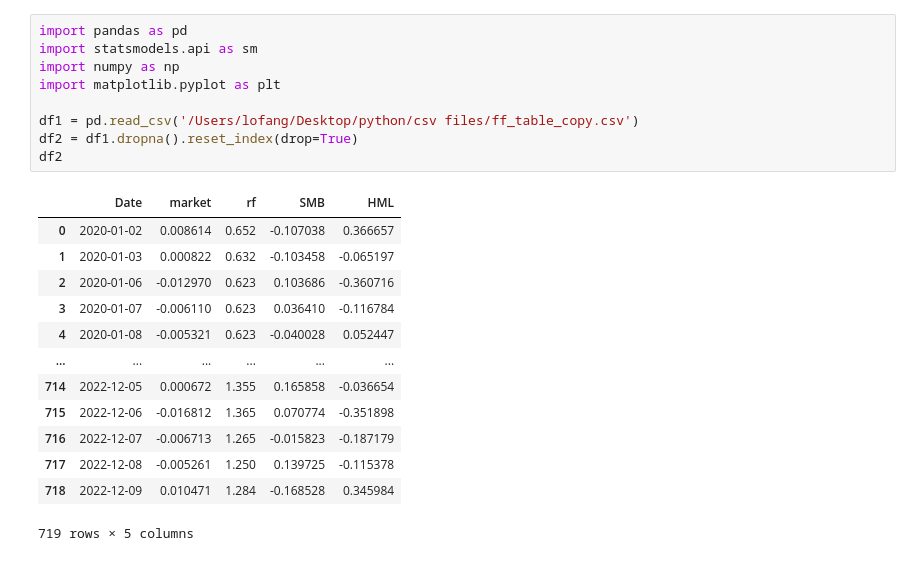
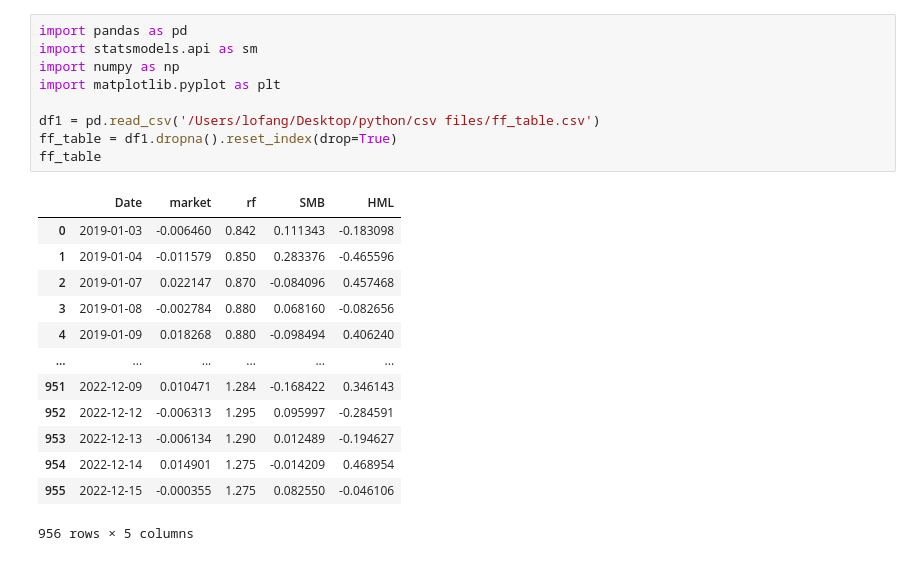
Before and after one commit to JohnsonHsiao/tweq-analizer, a Jupyter notebook: data_dealer/ff3.ipynb, the cells around one changed output. Drawn from its saved outputs; the diff is of its cells as text.

```diff
--- a/data_dealer/ff3.ipynb
+++ b/data_dealer/ff3.ipynb
@@ -1,24 +1,24 @@
 # %%
 import pandas as pd
 import statsmodels.api as sm
 import numpy as np
 import matplotlib.pyplot as plt
 
-df1 = pd.read_csv('/Users/lofang/Desktop/python/csv files/ff_table_copy.csv')
-df2 = df1.dropna().reset_index(drop=True)
-df2
+df1 = pd.read_csv('/Users/lofang/Desktop/python/csv files/ff_table.csv')
+ff_table = df1.dropna().reset_index(drop=True)
+ff_table
 # %% [output]
 |  | Date | market | rf | SMB | HML |
-| 0 | 2020-01-02 | 0.008614 | 0.652 | -0.107038 | 0.366657 |
-| 1 | 2020-01-03 | 0.000822 | 0.632 | -0.103458 | -0.065197 |
-| 2 | 2020-01-06 | -0.012970 | 0.623 | 0.103686 | -0.360716 |
-| 3 | 2020-01-07 | -0.006110 | 0.623 | 0.036410 | -0.116784 |
-| 4 | 2020-01-08 | -0.005321 | 0.623 | -0.040028 | 0.052447 |
+| 0 | 2019-01-03 | -0.006460 | 0.842 | 0.111343 | -0.183098 |
+| 1 | 2019-01-04 | -0.011579 | 0.850 | 0.283376 | -0.465596 |
+| 2 | 2019-01-07 | 0.022147 | 0.870 | -0.084096 | 0.457468 |
+| 3 | 2019-01-08 | -0.002784 | 0.880 | 0.068160 | -0.082656 |
+| 4 | 2019-01-09 | 0.018268 | 0.880 | -0.098494 | 0.406240 |
 | ... | ... | ... | ... | ... | ... |
-| 714 | 2022-12-05 | 0.000672 | 1.355 | 0.165858 | -0.036654 |
-| 715 | 2022-12-06 | -0.016812 | 1.365 | 0.070774 | -0.351898 |
-| 716 | 2022-12-07 | -0.006713 | 1.265 | -0.015823 | -0.187179 |
-| 717 | 2022-12-08 | -0.005261 | 1.250 | 0.139725 | -0.115378 |
-| 718 | 2022-12-09 | 0.010471 | 1.284 | -0.168528 | 0.345984 |
+| 951 | 2022-12-09 | 0.010471 | 1.284 | -0.168422 | 0.346143 |
+| 952 | 2022-12-12 | -0.006313 | 1.295 | 0.095997 | -0.284591 |
+| 953 | 2022-12-13 | -0.006134 | 1.290 | 0.012489 | -0.194627 |
+| 954 | 2022-12-14 | 0.014901 | 1.275 | -0.014209 | 0.468954 |
+| 955 | 2022-12-15 | -0.000355 | 1.275 | 0.082550 | -0.046106 |
-719 rows × 5 columns
+956 rows × 5 columns
 # %%
```
Also changed, not shown: parts of 16 cells of this notebook.
